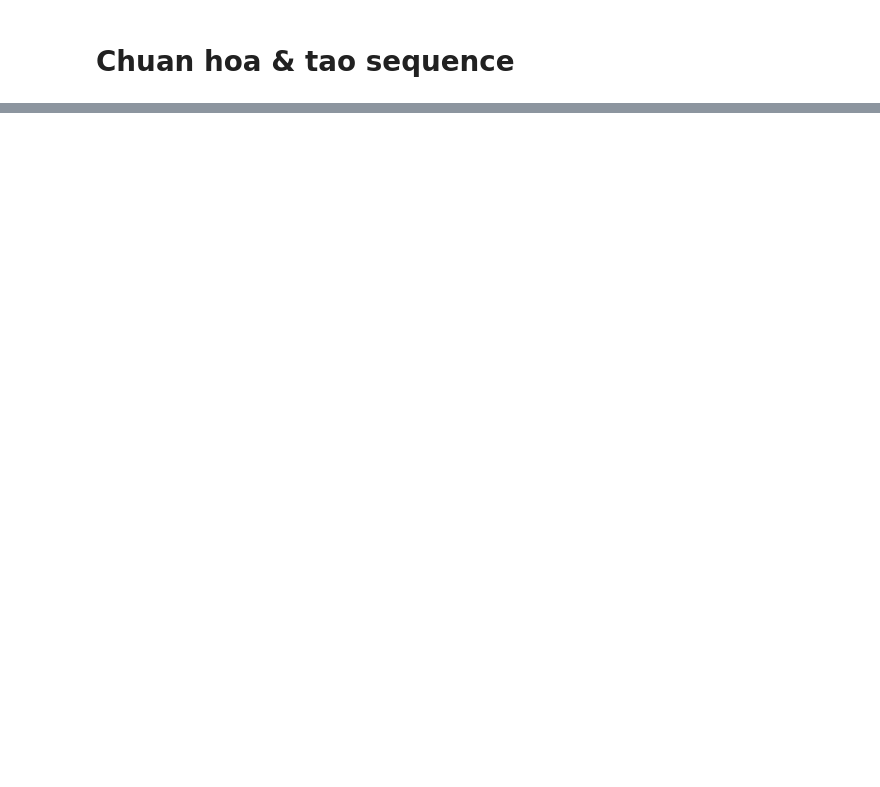
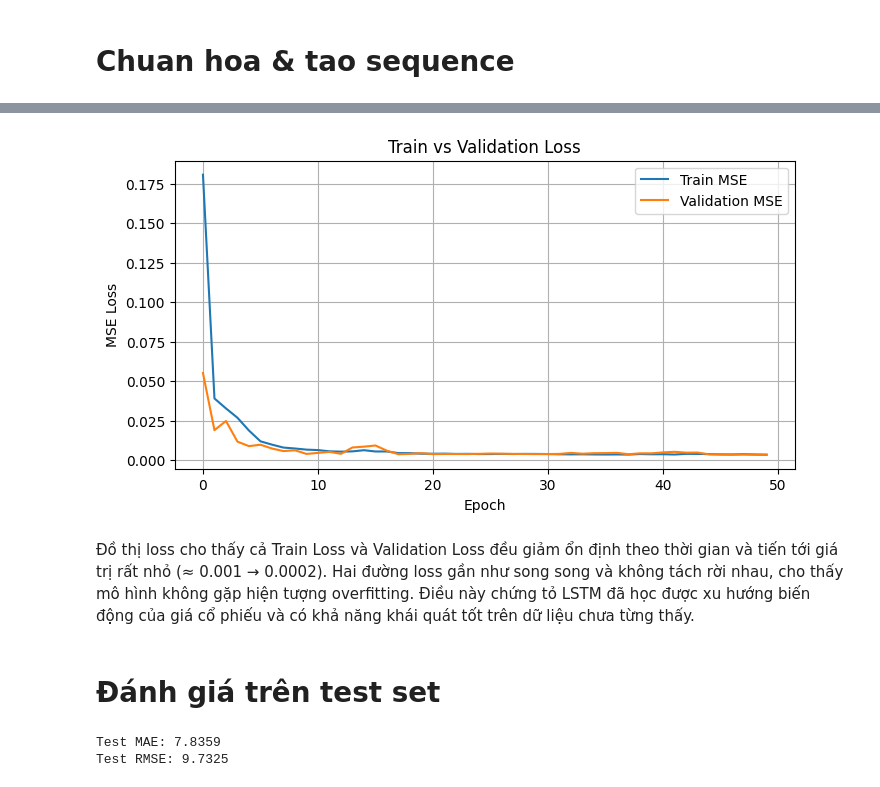
Before and after one commit to nmhkha/DL_Practice, a Jupyter notebook: Lap/StockPriceForecasting.ipynb, the cells around one changed output, grey strips where cells are left out. Saved outputs shown, nothing was run; the diff lists cells and outputs as text; code cells hidden in the pictures; blank space fills up the shorter version.

```diff
--- a/Lap/StockPriceForecasting.ipynb
+++ b/Lap/StockPriceForecasting.ipynb
@@ -259,0 +301,19 @@ X shape: (441, 60, 1) y shape: (441,)
+# %%
+# Chuyển sang tensor và tạo DataLoader
+
+X_train_t = torch.tensor(X_train, dtype=torch.float32).to(DEVICE)
+y_train_t = torch.tensor(y_train, dtype=torch.float32).to(DEVICE)
+X_val_t = torch.tensor(X_val, dtype=torch.float32).to(DEVICE)
+y_val_t = torch.tensor(y_val, dtype=torch.float32).to(DEVICE)
+X_test_t = torch.tensor(X_test, dtype=torch.float32).to(DEVICE)
+y_test_t = torch.tensor(y_test, dtype=torch.float32).to(DEVICE)
+
+train_ds = TensorDataset(X_train_t, y_train_t)
+val_ds = TensorDataset(X_val_t, y_val_t)
+test_ds = TensorDataset(X_test_t, y_test_t)
+
+train_loader = DataLoader(train_ds, batch_size=BATCH_SIZE, shuffle=True, drop_last=False)
+val_loader   = DataLoader(val_ds,   batch_size=BATCH_SIZE, shuffle=False)
+test_loader  = DataLoader(test_ds,  batch_size=BATCH_SIZE, shuffle=False)
+
+print("DataLoaders created. Batch size:", BATCH_SIZE)
@@ -259,0 +325,7 @@ X shape: (441, 60, 1) y shape: (441,)
+# %%
+from LSTM import SimpleLSTM
+
+model = SimpleLSTM(input_size=1, hidden_size=HIDDEN_SIZE, num_layers=NUM_LAYERS, output_size=1).to(DEVICE)
+
+criterion = torch.nn.MSELoss()
+optimizer = torch.optim.Adam(model.parameters(), lr=0.001)
@@ -259,0 +417,48 @@ X shape: (441, 60, 1) y shape: (441,)
+# %%
+plt.figure(figsize=(8,4))
+plt.plot(train_losses, label="Train MSE")
+plt.plot(val_losses, label="Validation MSE")
+plt.xlabel("Epoch")
+plt.ylabel("MSE Loss")
+plt.title("Train vs Validation Loss")
+plt.legend()
+plt.grid(True)
+plt.show()
+# %% [output]
+[figure, added]
+# %% [markdown]
+Đồ thị loss cho thấy cả Train Loss và Validation Loss đều giảm ổn định theo thời gian và tiến tới giá trị rất nhỏ (≈ 0.001 → 0.0002). Hai đường loss gần như song song và không tách rời nhau, cho thấy mô hình không gặp hiện tượng overfitting. Điều này chứng tỏ LSTM đã học được xu hướng biến động của giá cổ phiếu và có khả năng khái quát tốt trên dữ liệu chưa từng thấy.
+# %% [markdown]
+# Đánh giá trên test set
+# %%
+# Cell 9 - Load best model và đánh giá trên tập test -> compute MAE & RMSE
+model.load_state_dict(torch.load("best_simplelstm_goog.pth"))
+model.eval()
+
+preds_all = []
+trues_all = []
+
+with torch.no_grad():
+    for Xb, yb in test_loader:
+        batch_size = Xb.size(0)
+        hidden = model.init_hidden(batch_size, DEVICE)
+        preds, _ = model(Xb, hidden)
+        preds_all.append(preds.squeeze(1).cpu().numpy())
+        trues_all.append(yb.cpu().numpy())
+
+preds_all = np.concatenate(preds_all, axis=0).reshape(-1, 1)  # scaled
+trues_all = np.concatenate(trues_all, axis=0).reshape(-1, 1)  # scaled
+
+# Inverse transform to price scale
+preds_price = scaler.inverse_transform(preds_all)
+trues_price = scaler.inverse_transform(trues_all)
+
+mae = mean_absolute_error(trues_price, preds_price) # Mức chênh lệch trung bình giữa dự đoán và giá thật
+mse = mean_squared_error(trues_price, preds_price)  # Phạt sai số lớn mạnh hơn, đo độ ổn định của mô hình
+rmse = np.sqrt(mse) # RMSE = √MSE → nên ta tự lấy căn.
+
+print(f"Test MAE: {mae:.4f}")
+print(f"Test RMSE: {rmse:.4f}")
+# %% [output]
+Test MAE: 7.8359
+Test RMSE: 9.7325
```
Also changed, not shown: parts of 20 cells of this notebook, 2 other files.
